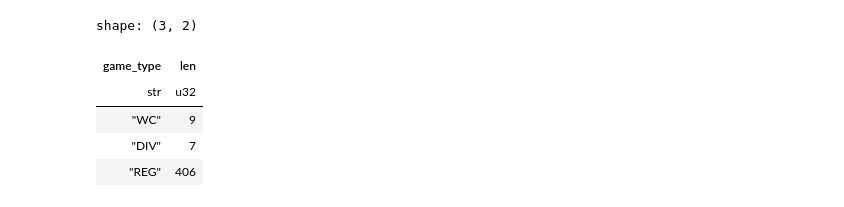
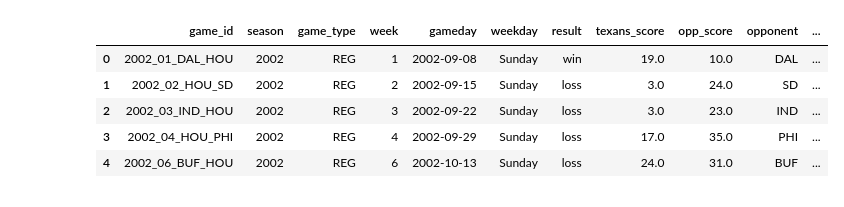
Before and after one commit to dallin91/houston-texans-recap, a Jupyter notebook: notebooks/initial_exploration.ipynb, the cells around one changed output. Cells and saved outputs as stored; diff of their text form; code cells hidden in the pictures.

```diff
--- a/notebooks/initial_exploration.ipynb
+++ b/notebooks/initial_exploration.ipynb
@@ -145,9 +0,0 @@ shape: (422, 46)
-# %%
-hou_schedules.group_by("game_type").len()
-# %% [output]
-shape: (3, 2)
-| game_type | len |
-| str | u32 |
-| "WC" | 9 |
-| "DIV" | 7 |
-| "REG" | 406 |
@@ -153,0 +8,22 @@ shape: (3, 2)
+# %%
+load_dotenv()
+
+DB_NAME = os.getenv('DB_NAME')
+DB_USER = os.getenv('DB_USER')
+DB_PASSWORD = os.getenv('DB_PASSWORD')
+DB_PORT = os.getenv('DB_PORT')
+DB_HOST = os.getenv('DB_HOST')
+
+engine = create_engine(f'postgresql://{DB_USER}:{DB_PASSWORD}@{DB_HOST}:{DB_PORT}/{DB_NAME}')
+# %%
+query = "SELECT * FROM texans_results;"
+results_df = pd.read_sql(query, engine)
+# %%
+results_df.head()
+# %% [output]
+|  | game_id | season | game_type | week | gameday | weekday | result | texans_score | opp_score | opponent | ... |
+| 0 | 2002_01_DAL_HOU | 2002 | REG | 1 | 2002-09-08 | Sunday | win | 19.0 | 10.0 | DAL | ... |
+| 1 | 2002_02_HOU_SD | 2002 | REG | 2 | 2002-09-15 | Sunday | loss | 3.0 | 24.0 | SD | ... |
+| 2 | 2002_03_IND_HOU | 2002 | REG | 3 | 2002-09-22 | Sunday | loss | 3.0 | 23.0 | IND | ... |
+| 3 | 2002_04_HOU_PHI | 2002 | REG | 4 | 2002-09-29 | Sunday | loss | 17.0 | 35.0 | PHI | ... |
+| 4 | 2002_06_BUF_HOU | 2002 | REG | 6 | 2002-10-13 | Sunday | loss | 24.0 | 31.0 | BUF | ... |
```
Also changed, not shown: parts of 20 cells of this notebook.
